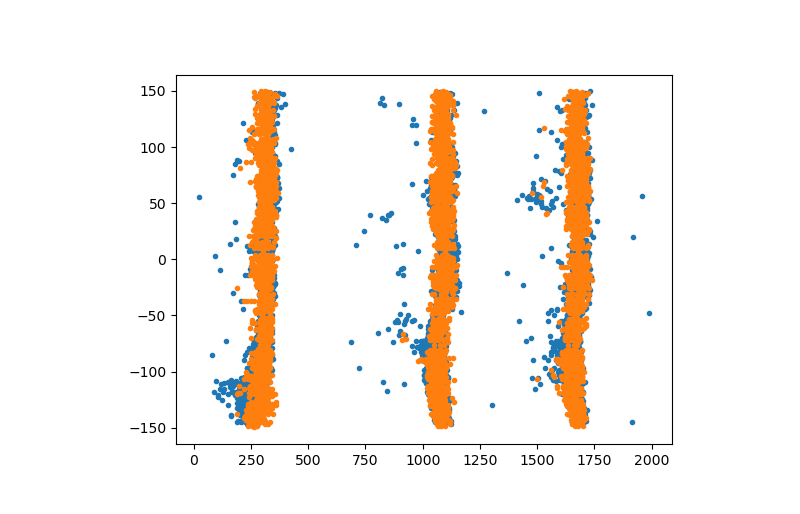
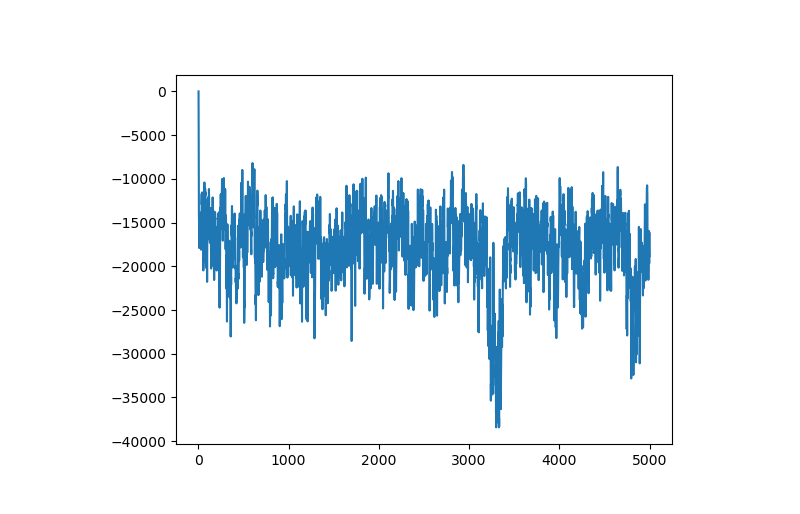
Before and after one commit to justidy1/IctalPlaceCell, a Jupyter notebook: query_replay.ipynb, the cells around one changed output. Cells and saved outputs as stored; diff of their text form; code cells hidden in the pictures.

```diff
--- a/query_replay.ipynb
+++ b/query_replay.ipynb
@@ -109,4 +125,22 @@ Jul 29 16:02:35 SimulationManager::run [Info]:
 # %%
+s,CA3_lfp,CA1_lfp,CA3_lfp_t,CA1_lfp_t,CA3_lfp_s,CA1_lfp_s = stim_cue_net(conn_CA3_to_CA3,conn_CA3_to_CA1,5000,placerange_to_indexes(-110,-90,pf_CA3),2000,cue_weight=50,seed=6)
+
+lfp_sig_ts = np.arange(0,np.max(CA3_lfp_t),1)+1
+CA3_lfp_sig = np.zeros(len(lfp_sig_ts))
+CA1_lfp_sig = np.zeros(len(lfp_sig_ts))
+CA3_senders = np.unique(CA3_lfp_s)
+CA1_senders = np.unique(CA1_lfp_s)
+
+for send in CA3_senders:
+    # interpolate the LFP signal
+    f = interpolate.interp1d(CA3_lfp_t[CA3_lfp_s==send],CA3_lfp[CA3_lfp_s==send],fill_value='extrapolate')
+    CA3_lfp_sig += f(lfp_sig_ts)
+
+for send in CA1_senders:
+    # interpolate the LFP signal
+    f = interpolate.interp1d(CA1_lfp_t[CA1_lfp_s==send],CA1_lfp[CA1_lfp_s==send],fill_value='extrapolate')
+    CA1_lfp_sig += f(lfp_sig_ts)
+
 s_times = s['times']
 s_senders = s['senders']
 s_place_CA1 = np.zeros(len(s_times))
@@ -122,3 +156,9 @@ for i in range(len(s_times)):
     else:
         s_place_CA1[i] = np.nan
         s_place_CA3[i] = np.nan
+
+plt.close('all')
+plt.figure()
+plt.plot(s_times,s_place_CA3,'.')
+plt.plot(s_times,s_place_CA1,'.')
+plt.show()
@@ -125,8 +178,7 @@ for i in range(len(s_times)):
 # %%
 plt.close('all')
 plt.figure()
-plt.plot(s_times,s_place_CA3,'.')
-plt.plot(s_times,s_place_CA1,'.')
+plt.plot(lfp_sig_ts,CA3_lfp_sig)
 plt.show()
 # %% [output]
-[figure, old version]
+[figure, new version]
```
Also changed, not shown: parts of 3 cells of this notebook.
